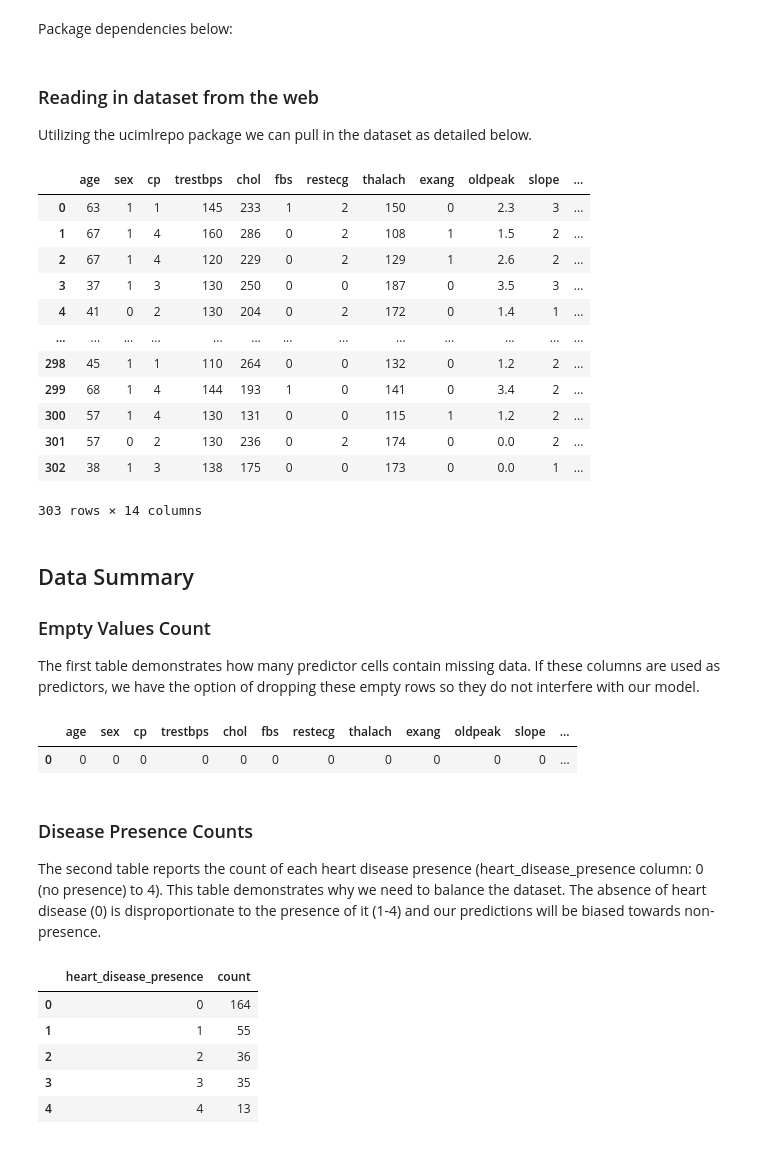
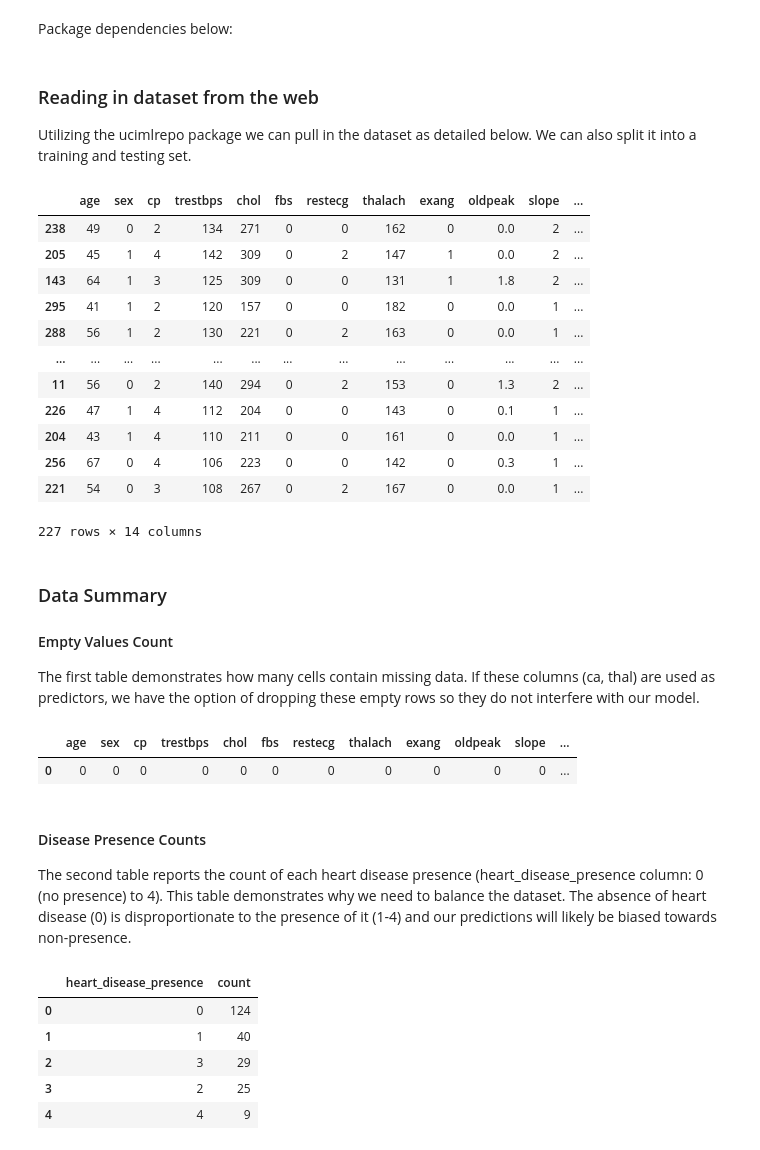
Before and after one commit to CCWebb14/DSCI100_Group_Project, a Jupyter notebook: proposal.ipynb, the cells around one changed output. Drawn from its saved outputs; the diff is of its cells as text; code cells hidden in the pictures.

```diff
--- a/proposal.ipynb
+++ b/proposal.ipynb
@@ -28,31 +31,33 @@ import ucimlrepo
 # %% [markdown]
 ### Reading in dataset from the web
 
-Utilizing the ucimlrepo package we can pull in the dataset as detailed below.
+Utilizing the ucimlrepo package we can pull in the dataset as detailed below. We can also split it into a training and testing set.
 # %%
 heart_disease = ucimlrepo.fetch_ucirepo(id=45)
 # %%
 predictors = heart_disease.data.features
 target = heart_disease.data.targets.rename(columns = {'num': 'heart_disease_presence'})
 cleveland = pd.concat([predictors, target], axis=1)
-cleveland
+
+cleveland_train, cleveland_test = train_test_split(cleveland, test_size=0.25, random_state=330)
+cleveland_train
 # %% [output]
 |  | age | sex | cp | trestbps | chol | fbs | restecg | thalach | exang | oldpeak | slope | ... |
-| 0 | 63 | 1 | 1 | 145 | 233 | 1 | 2 | 150 | 0 | 2.3 | 3 | ... |
-| 1 | 67 | 1 | 4 | 160 | 286 | 0 | 2 | 108 | 1 | 1.5 | 2 | ... |
-| 2 | 67 | 1 | 4 | 120 | 229 | 0 | 2 | 129 | 1 | 2.6 | 2 | ... |
-| 3 | 37 | 1 | 3 | 130 | 250 | 0 | 0 | 187 | 0 | 3.5 | 3 | ... |
-| 4 | 41 | 0 | 2 | 130 | 204 | 0 | 2 | 172 | 0 | 1.4 | 1 | ... |
+| 238 | 49 | 0 | 2 | 134 | 271 | 0 | 0 | 162 | 0 | 0.0 | 2 | ... |
+| 205 | 45 | 1 | 4 | 142 | 309 | 0 | 2 | 147 | 1 | 0.0 | 2 | ... |
+| 143 | 64 | 1 | 3 | 125 | 309 | 0 | 0 | 131 | 1 | 1.8 | 2 | ... |
+| 295 | 41 | 1 | 2 | 120 | 157 | 0 | 0 | 182 | 0 | 0.0 | 1 | ... |
+| 288 | 56 | 1 | 2 | 130 | 221 | 0 | 2 | 163 | 0 | 0.0 | 1 | ... |
 | ... | ... | ... | ... | ... | ... | ... | ... | ... | ... | ... | ... | ... |
-| 298 | 45 | 1 | 1 | 110 | 264 | 0 | 0 | 132 | 0 | 1.2 | 2 | ... |
-| 299 | 68 | 1 | 4 | 144 | 193 | 1 | 0 | 141 | 0 | 3.4 | 2 | ... |
-| 300 | 57 | 1 | 4 | 130 | 131 | 0 | 0 | 115 | 1 | 1.2 | 2 | ... |
-| 301 | 57 | 0 | 2 | 130 | 236 | 0 | 2 | 174 | 0 | 0.0 | 2 | ... |
-| 302 | 38 | 1 | 3 | 138 | 175 | 0 | 0 | 173 | 0 | 0.0 | 1 | ... |
+| 11 | 56 | 0 | 2 | 140 | 294 | 0 | 2 | 153 | 0 | 1.3 | 2 | ... |
+| 226 | 47 | 1 | 4 | 112 | 204 | 0 | 0 | 143 | 0 | 0.1 | 1 | ... |
+| 204 | 43 | 1 | 4 | 110 | 211 | 0 | 0 | 161 | 0 | 0.0 | 1 | ... |
+| 256 | 67 | 0 | 4 | 106 | 223 | 0 | 0 | 142 | 0 | 0.3 | 1 | ... |
+| 221 | 54 | 0 | 3 | 108 | 267 | 0 | 2 | 167 | 0 | 0.0 | 1 | ... |
-303 rows × 14 columns
+227 rows × 14 columns
 # %% [markdown]
-## Data Summary
+### Data Summary
 
-### Empty Values Count
-The first table demonstrates how many predictor cells contain missing data. If these columns are used as predictors, we have the option of dropping these empty rows so they do not interfere with our model.
+#### Empty Values Count
+The first table demonstrates how many cells contain missing data. If these columns (ca, thal) are used as predictors, we have the option of dropping these empty rows so they do not interfere with our model.
 # %%
@@ -62,18 +67,18 @@ empty_values_count
 |  | age | sex | cp | trestbps | chol | fbs | restecg | thalach | exang | oldpeak | slope | ... |
 | 0 | 0 | 0 | 0 | 0 | 0 | 0 | 0 | 0 | 0 | 0 | 0 | ... |
 # %% [markdown]
-### Disease Presence Counts
+#### Disease Presence Counts
 
-The second table reports the count of each heart disease presence (heart_disease_presence column: 0 (no presence) to 4). This table demonstrates why we need to balance the dataset. The absence of heart disease (0) is disproportionate to the presence of it (1-4) and our predictions will be biased towards non-presence.
+The second table reports the count of each heart disease presence (heart_disease_presence column: 0 (no presence) to 4). This table demonstrates why we need to balance the dataset. The absence of heart disease (0) is disproportionate to the presence of it (1-4) and our predictions will likely be biased towards non-presence.
 # %%
-disease_presence_counts = pd.DataFrame(cleveland['heart_disease_presence'].value_counts()).reset_index().rename(
+disease_presence_counts = pd.DataFrame(cleveland_train['heart_disease_presence'].value_counts()).reset_index().rename(
     columns={'index': 'heart_disease_presence', 'heart_disease_presence':'count'})
 
 disease_presence_counts
 # %% [output]
 |  | heart_disease_presence | count |
-| 0 | 0 | 164 |
-| 1 | 1 | 55 |
-| 2 | 2 | 36 |
-| 3 | 3 | 35 |
-| 4 | 4 | 13 |
+| 0 | 0 | 124 |
+| 1 | 1 | 40 |
+| 2 | 3 | 29 |
+| 3 | 2 | 25 |
+| 4 | 4 | 9 |
```
Also changed, not shown: parts of 15 cells of this notebook.
